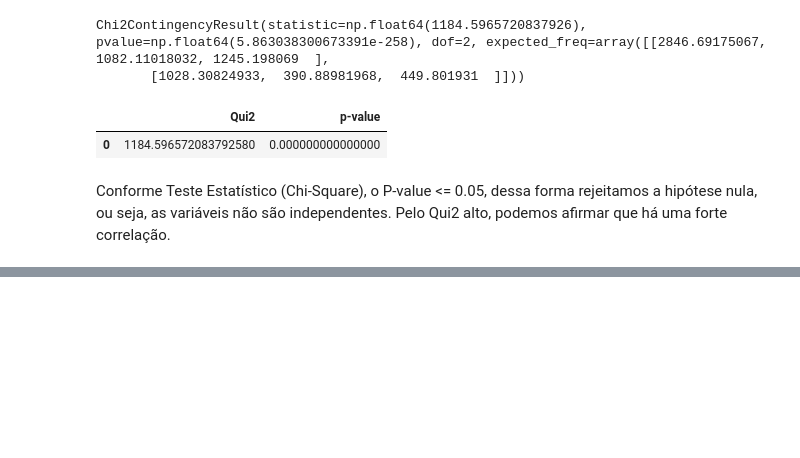
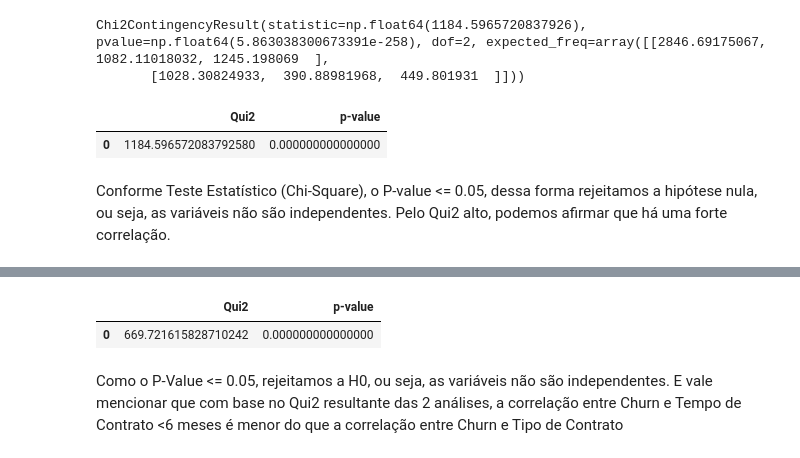
Before and after one commit to EuFontoura/EDAestudos, a Jupyter notebook: eda_churn.ipynb, the cells around one changed output, grey strips where cells are left out. Saved outputs shown, nothing was run; the diff lists cells and outputs as text; code cells hidden in the pictures; blank space fills up the shorter version.

```diff
--- a/eda_churn.ipynb
+++ b/eda_churn.ipynb
@@ -780,0 +803,20 @@ Conforme Teste Estatístico (Chi-Square), o P-value <= 0.05, dessa forma rejeita
+# %%
+# Gerar um DF da Crosstab (sem totais)
+df_crosstab_churn_tenure = pd.crosstab(df_churn.Churn, df_churn.TempoMenor6Meses)
+# %%
+# Calcular os Scores
+chi_scores_churn_tenure = chi2_contingency(df_crosstab_churn_tenure)
+# %%
+scores_churn_tenure = pd.Series(chi_scores_churn_tenure[0])
+pvalues_churn_tenure = pd.Series(chi_scores_churn_tenure[1])
+# %%
+# Criar Dataframe com os resultados
+df_chi_scores_churn_tenure = pd.DataFrame({'Qui2': scores_churn_tenure, 'p-value': pvalues_churn_tenure})
+# %%
+# Analisar os resultados
+df_chi_scores_churn_tenure
+# %% [output]
+|  | Qui2 | p-value |
+| 0 | 669.721615828710242 | 0.000000000000000 |
+# %% [markdown]
+Como o P-Value <= 0.05, rejeitamos a H0, ou seja, as variáveis não são independentes. E vale mencionar que com base no Qui2 resultante das 2 análises, a correlação entre Churn e Tempo de Contrato <6 meses é menor do que a correlação entre Churn e Tipo de Contrato
```
Also changed, not shown: parts of 3 cells of this notebook.
